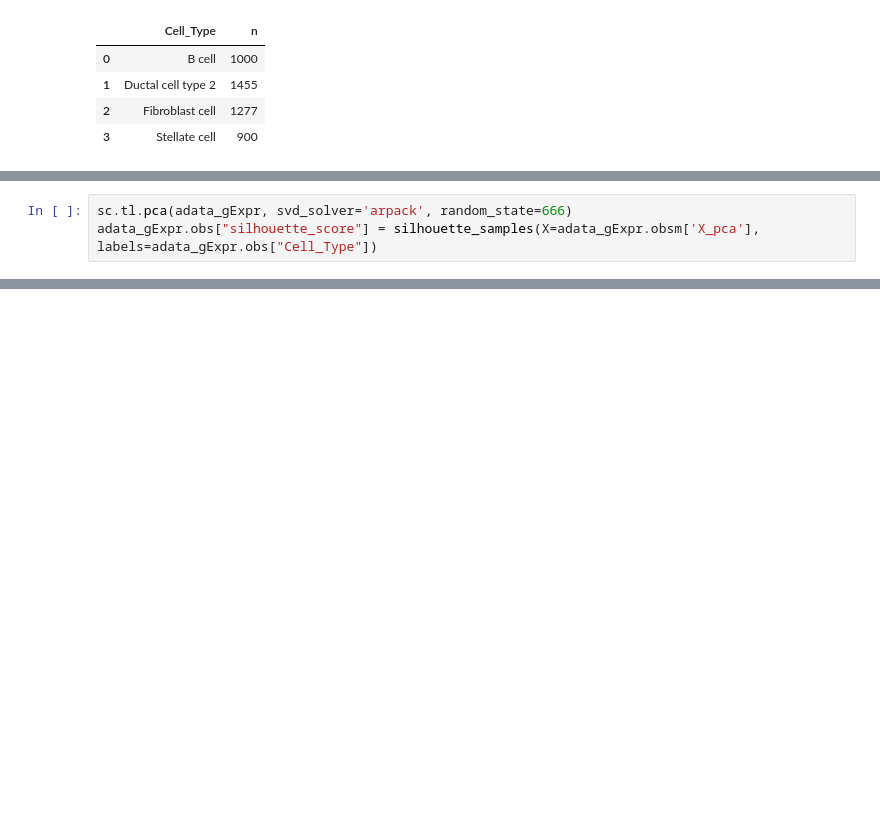
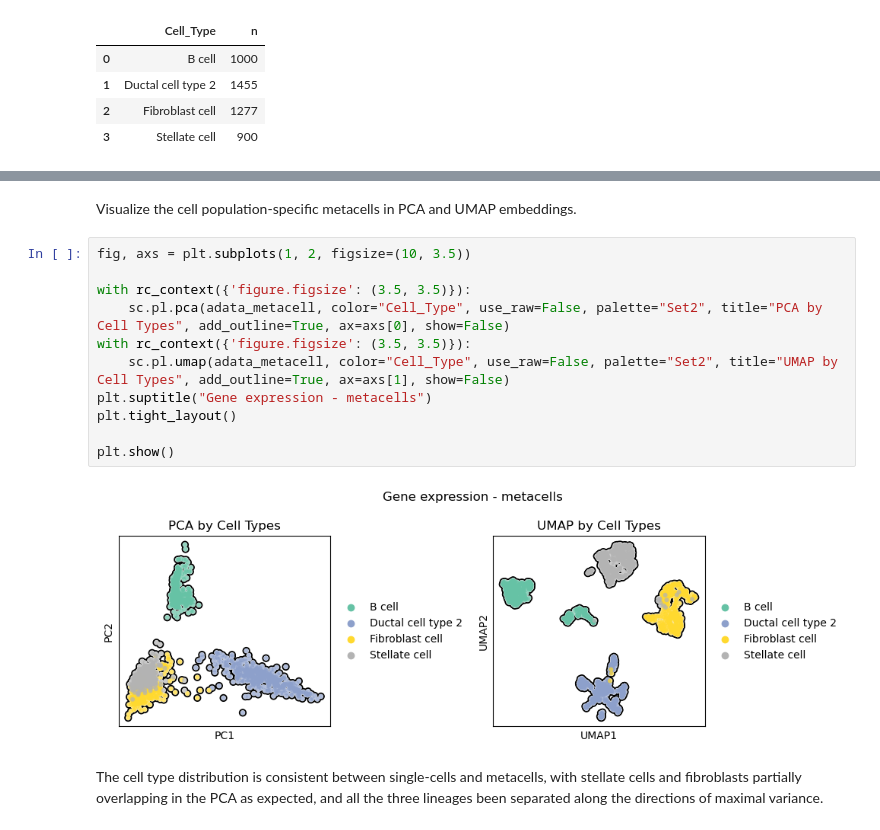
Before and after one commit to alevax/pyviper, a Jupyter notebook: docs/Tutorial-3.ipynb, the cells around one changed output, grey strips where cells are left out. Cells and saved outputs as stored; diff of their text form; blank space fills up the shorter version.

```diff
--- a/docs/Tutorial-3.ipynb
+++ b/docs/Tutorial-3.ipynb
@@ -91,3 +72,0 @@ The new dataset with generated metacells will be stored in experiment_dir_path u
-# %%
-sc.tl.pca(adata_gExpr, svd_solver='arpack', random_state=666)
-adata_gExpr.obs["silhouette_score"] = silhouette_samples(X=adata_gExpr.obsm['X_pca'], labels=adata_gExpr.obs["Cell_Type"])
@@ -207,0 +353,17 @@ Now, the metacell datasets can be used to build ARACNe3 networks which can then
+# %% [markdown]
+Visualize the cell population-specific metacells in PCA and UMAP embeddings.
+# %%
+fig, axs = plt.subplots(1, 2, figsize=(10, 3.5))
+
+with rc_context({'figure.figsize': (3.5, 3.5)}):
+    sc.pl.pca(adata_metacell, color="Cell_Type", use_raw=False, palette="Set2", title="PCA by Cell Types", add_outline=True, ax=axs[0], show=False)
+with rc_context({'figure.figsize': (3.5, 3.5)}):
+    sc.pl.umap(adata_metacell, color="Cell_Type", use_raw=False, palette="Set2", title="UMAP by Cell Types", add_outline=True, ax=axs[1], show=False)
+plt.suptitle("Gene expression - metacells")
+plt.tight_layout()
+
+plt.show()
+# %% [output]
+[figure, added]
+# %% [markdown]
+The cell type distribution is consistent between single-cells and metacells, with stellate cells and fibroblasts partially overlapping in the PCA as expected, and all the three lineages been separated along the directions of maximal variance.
```
Also changed, not shown: parts of 75 cells of this notebook, 1 other file.
